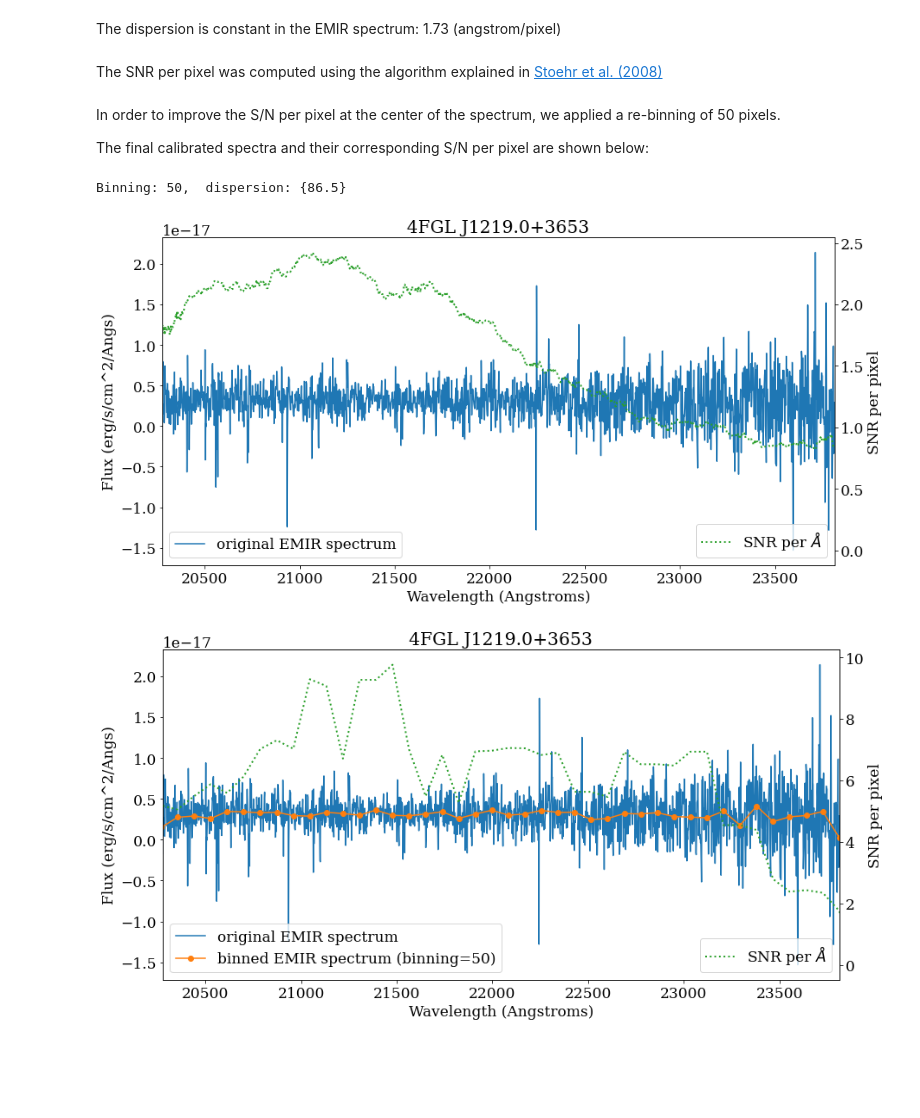
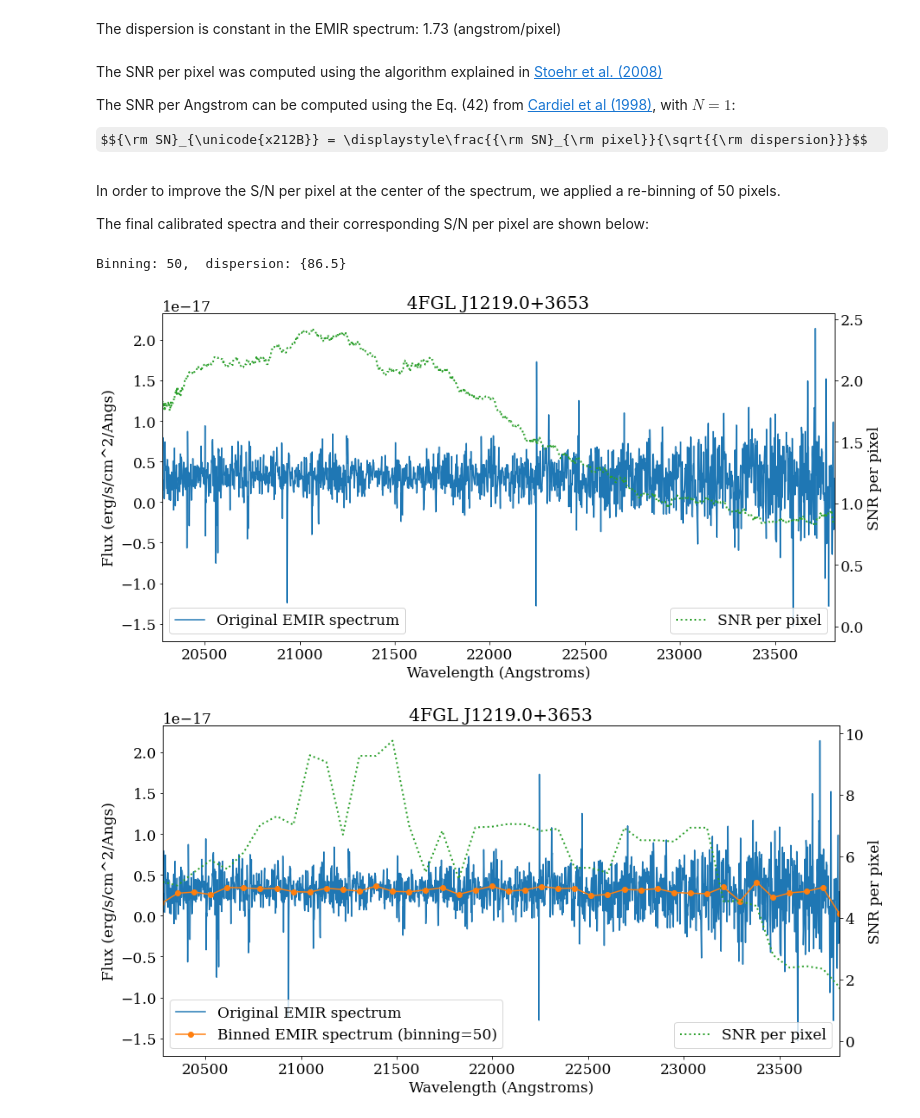
Before and after one commit to criscabe/EMIR, a Jupyter notebook: code/2_Calibrating_EMIR_spectrum.ipynb, the cells around one changed output. Saved outputs shown, nothing was run; the diff lists cells and outputs as text; code cells hidden in the pictures; some formulas as TeX source; blank space fills up the shorter version.

```diff
--- a/code/2_Calibrating_EMIR_spectrum.ipynb
+++ b/code/2_Calibrating_EMIR_spectrum.ipynb
@@ -635,5 +638,9 @@ WARNING: AstropyDeprecationWarning: Class FM90 defines class attributes ``inputs
 The dispersion is constant in the EMIR spectrum: 1.73 (angstrom/pixel)
 # %% [markdown]
 The SNR per pixel was computed using the algorithm explained in [Stoehr et al. (2008)](https://ui.adsabs.harvard.edu/abs/2008ASPC..394..505S/abstract)
+
+The SNR per Angstrom can be computed using the Eq. (42) from [Cardiel et al (1998)](https://ui.adsabs.harvard.edu/abs/1998A%26AS..127..597C/abstract), with $N=1$:
+
+$${\rm SN}_{\unicode{x212B}} = \displaystyle\frac{{\rm SN}_{\rm pixel}}{\sqrt{{\rm dispersion}}}$$
 # %%
 # compute SNR per Angstrom or per pixel
@@ -701,36 +709,37 @@ per_angstrom = False
 
 for binning in [1, 50]:
 
     wave_snra, sp_snra, snra_emir = snra_spectrum(
             wave, spcalibrated_ext, window=500, i1=679, i2=2725,
-            binning=binning, per_angstrom=per_angstrom
+            binning=binning, per_angstrom=False
         )
 
     with open('snrp_emir_spectrum_bin{:03d}.txt'.format(binning), 'tw') as f:
         for x, y in zip(wave_snra, snra_emir):
             f.write('{:8.3f}  {:e}\n'.format(x, y))
     with open('target_calibrated_EMIR_bin{:03d}.txt'.format(binning), 'tw') as f:
         for x, y in zip(wave_snra, sp_snra):
             f.write('{:8.3f}  {:e}\n'.format(x, y))
 
     fig, ax1 = plt.subplots(ncols=1, nrows=1, figsize=(14, 7))
-    ax1.plot(wave, spcalibrated_ext, label='original EMIR spectrum', color='C0', alpha=1.0)
+    ax1.plot(wave, spcalibrated_ext, label='Original EMIR spectrum', color='C0', alpha=1.0)
     if binning > 1:
-        ax1.plot(wave_snra, sp_snra, 'o-', label='binned EMIR spectrum (binning={})'.format(binning), color='C1', alpha=1.0)
+        ax1.plot(wave_snra, sp_snra, 'o-', label='Binned EMIR spectrum (binning={})'.format(binning), color='C1', alpha=1.0)
         print('Binning: {},  dispersion: {}'.format(binning, set(wave_snra[1:] - wave_snra[:-1])))
     ax1.set_xlabel('Wavelength (Angstroms)')
     ax1.set_ylabel('Flux (erg/s/cm^2/Angs)')
     ax1.set_title('4FGL J1219.0+3653')
     ax1.legend(loc=3)
     ax1.set_xlim([20275, 23814])
     ax2 = ax1.twinx()
-    ax2.plot(wave_snra, snra_emir, label='SNR per $\AA$', color='C2', linestyle='dotted', lw=2)
     if per_angstrom:
         ax2.set_ylabel('SNR per $\AA$')
+        ax2.plot(wave_snra, snra_emir, label='SNR per $\AA$', color='C2', linestyle='dotted', lw=2)
     else:
         ax2.set_ylabel('SNR per pixel')
+        ax2.plot(wave_snra, snra_emir, label='SNR per pixel', color='C2', linestyle='dotted', lw=2)
     ax2.legend(loc=4)
 # %% [output]
 Binning: 50,  dispersion: {86.5}
-[figure, old version]
+[figure, new version]
-[figure, old version]
+[figure, new version]
```
Also changed, not shown: parts of 3 cells of this notebook.
